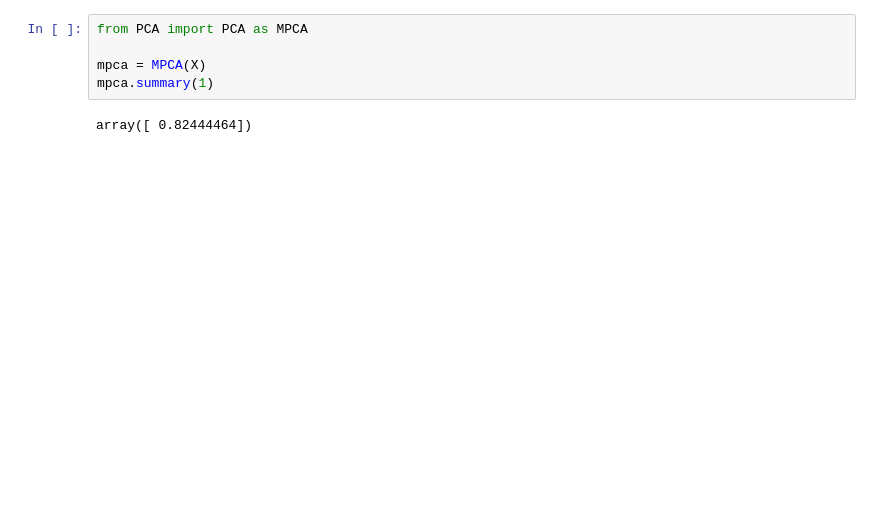
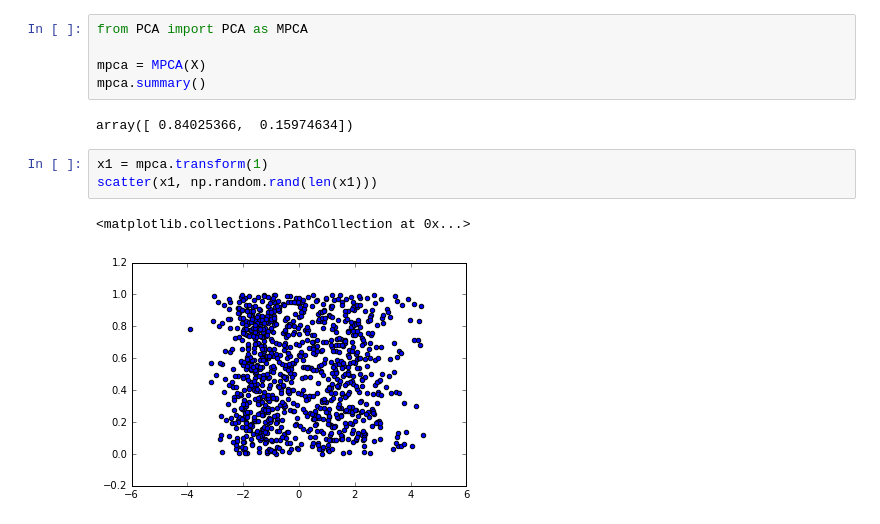
Before and after one commit to mmottahedi/STAT557, a Jupyter notebook: project1/Test.ipynb, the cells around one changed output. Cells and saved outputs as stored; diff of their text form; blank space fills up the shorter version.

```diff
--- a/project1/Test.ipynb
+++ b/project1/Test.ipynb
@@ -65,6 +65,12 @@ eig(np.dot(X.T,X))
 from PCA import PCA as MPCA
 
 mpca = MPCA(X)
-mpca.summary(1)
+mpca.summary()
 # %% [output]
-array([ 0.82444464])
+array([ 0.84025366,  0.15974634])
+# %%
+x1 = mpca.transform(1)
+scatter(x1, np.random.rand(len(x1)))
+# %% [output]
+<matplotlib.collections.PathCollection at 0x...>
+[figure, added]
```
Also changed, not shown: parts of 9 cells of this notebook, 4 other files.
